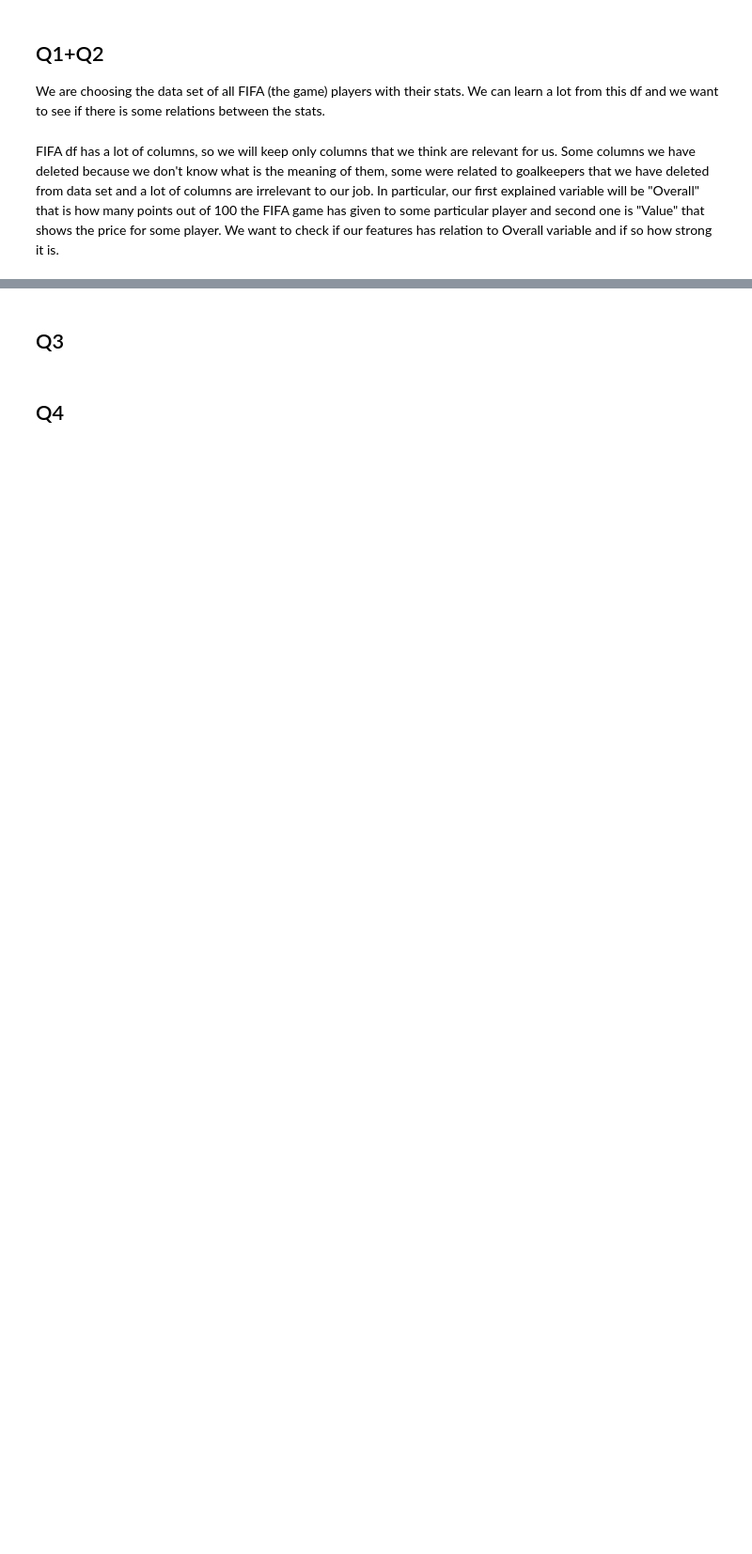
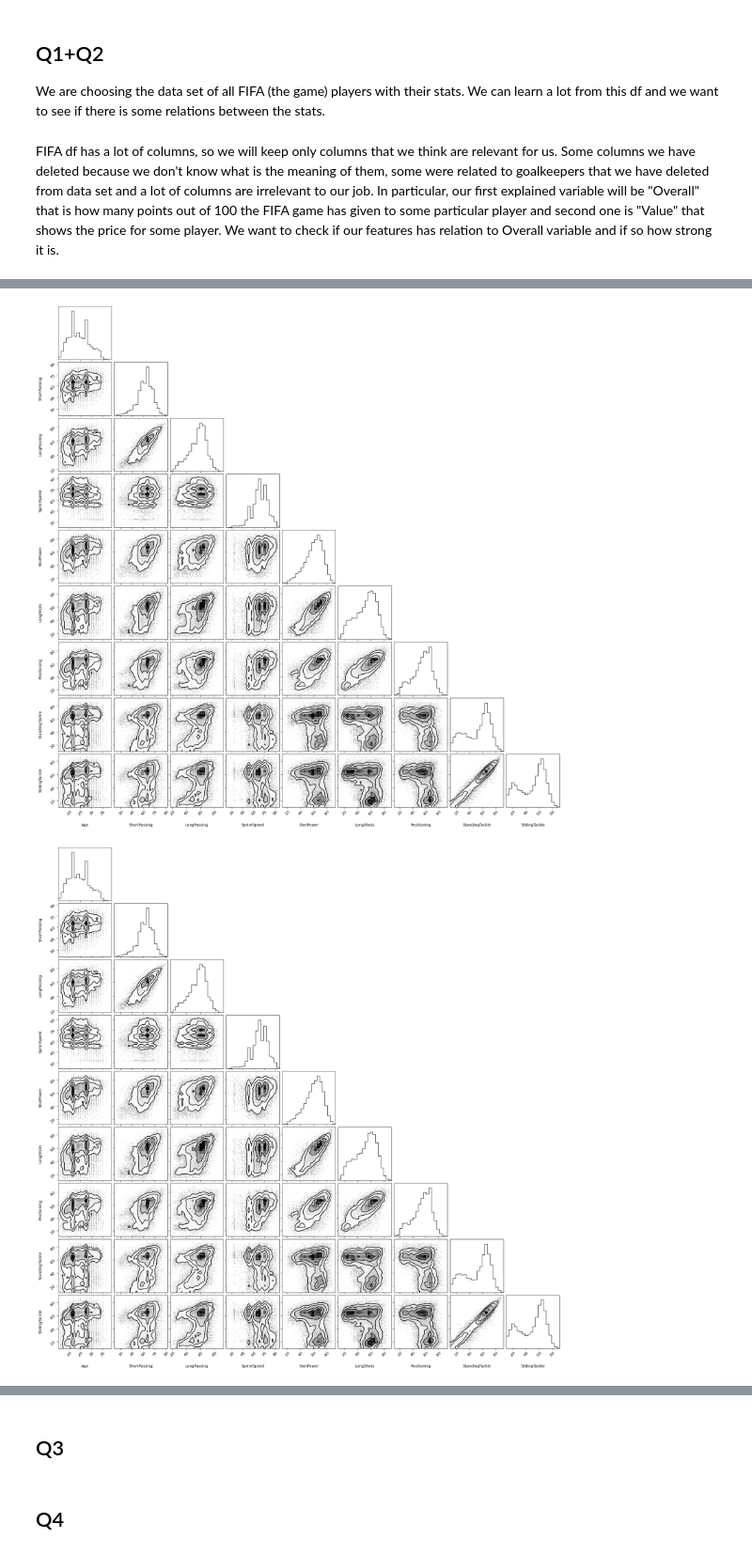
Before and after one commit to 1spb/ex1_stat_learning, a Jupyter notebook: ex1.ipynb, the cells around one changed output, grey strips where cells are left out. Shown at 94% size. Cells and saved outputs as stored; diff of their text form; code cells hidden in the pictures; blank space fills up the shorter version.

Commit message:
CORNER
added some graphs

```diff
--- a/ex1.ipynb
+++ b/ex1.ipynb
@@ -50,7 +50,7 @@ fifa_subset
 # %%
 # Changing the "Value" to the one we could make regression on (€83K = 83000 etc.)
 def make_valeu_float(val):
-    multiplier = {"K": 1000, "M": 1000000}
+    multiplier = {"K": 1000/1000000, "M": 1}
     return float(val[1:-1])*multiplier[val[-1]]
 fifa_subset["Value"] = fifa_subset["Value"].apply(lambda x: make_valeu_float(x))
 # %%
@@ -79,2 +77,7 @@ So our features mostly are some important stats for football player as his speed
 We can assume that some features can be correlated one with another:
 Short with long passing; Shot power with Long shots; Standing Tackle (how good the player is to defend in standing position) with Sliding Tackle (to defending when the player is running after attacker).
+# %%
+corner.corner(fifa_subset.drop(columns=["Best Position", "Value", "Overall"]), labels=fifa_subset.drop(columns=["Best Position", "Value", "Overall"]).columns)
+# %% [output]
+[figure, added]
+[figure, added]
```
Also changed, not shown: parts of 4 cells of this notebook.
